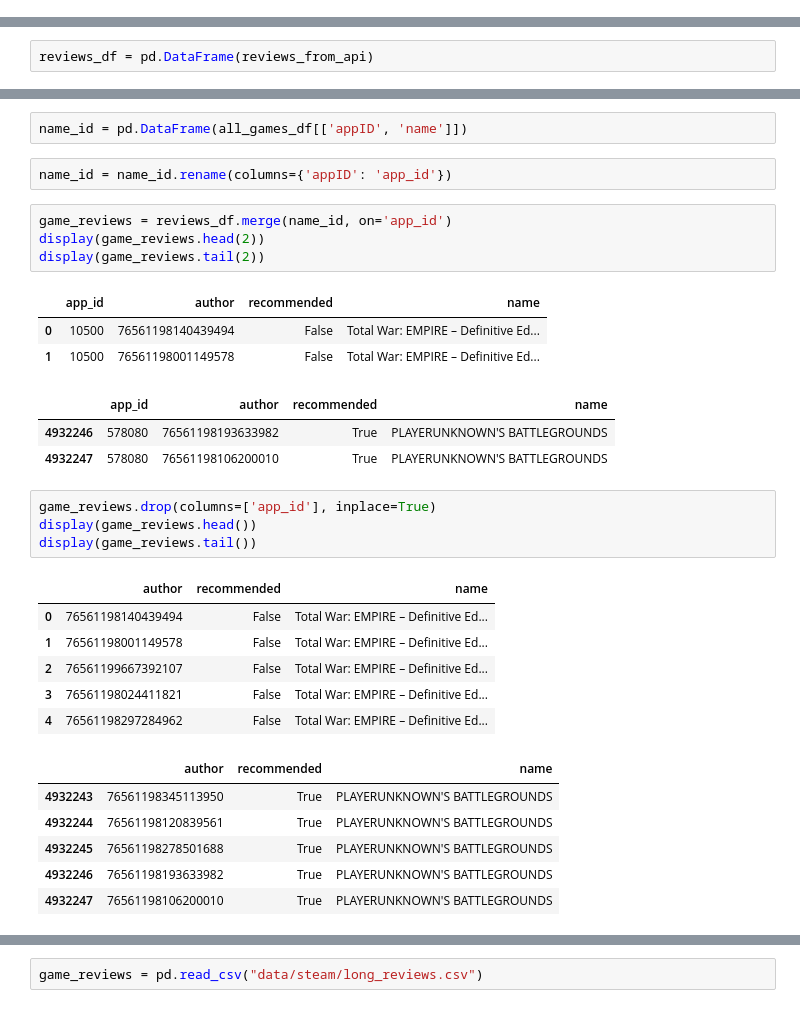
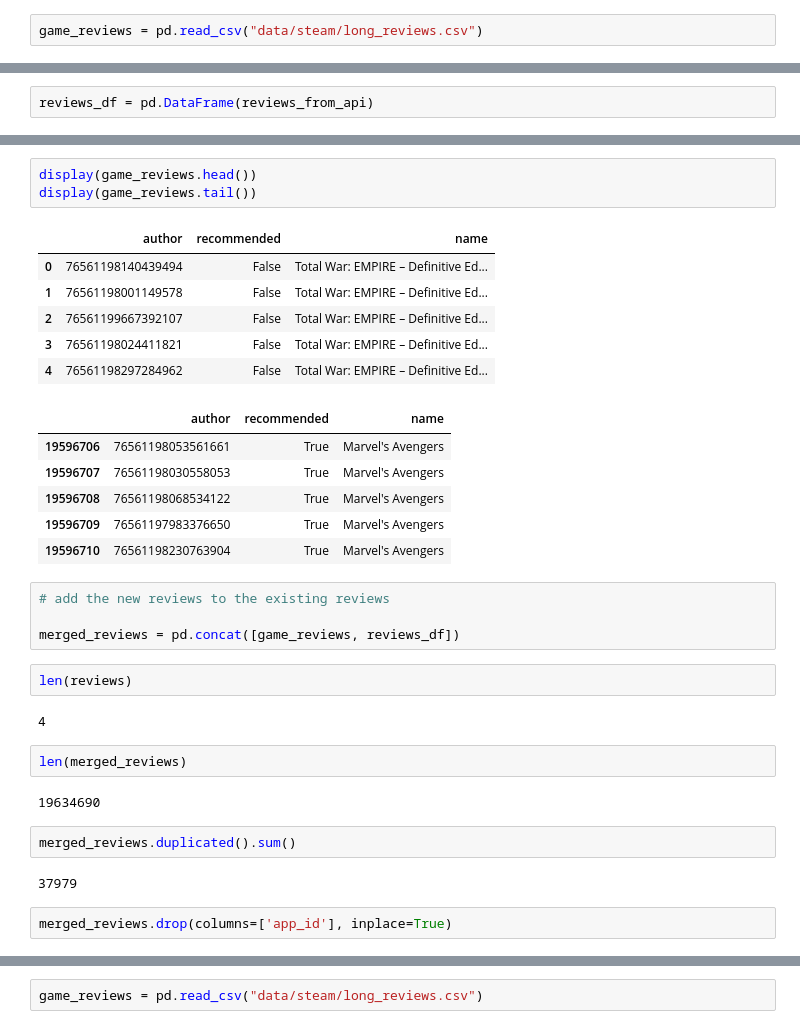
Before and after one commit to professav/Project-2, a Jupyter notebook: steam.ipynb, the cells around one changed output, grey strips where cells are left out. Saved outputs shown, nothing was run; the diff lists cells and outputs as text.

Commit message:
large data

```diff
--- a/steam.ipynb
+++ b/steam.ipynb
@@ -57,0 +55,2 @@ reviews_from_api = []
+# %%
+game_reviews = pd.read_csv("data/steam/long_reviews.csv")
@@ -163,33 +166,35 @@ display(reviews_df.tail())
-# %%
-name_id = pd.DataFrame(all_games_df[['appID', 'name']])
-# %%
-name_id = name_id.rename(columns={'appID': 'app_id'})
 # %%
-game_reviews = reviews_df.merge(name_id, on='app_id')
-display(game_reviews.head(2))
-display(game_reviews.tail(2))
+display(game_reviews.head())
+display(game_reviews.tail())
 # %% [output]
-|  | app_id | author | recommended | name |
-| 0 | 10500 | 76561198140439494 | False | Total War: EMPIRE – Definitive Ed... |
-| 1 | 10500 | 76561198001149578 | False | Total War: EMPIRE – Definitive Ed... |
+|  | author | recommended | name |
+| 0 | 76561198140439494 | False | Total War: EMPIRE – Definitive Ed... |
+| 1 | 76561198001149578 | False | Total War: EMPIRE – Definitive Ed... |
+| 2 | 76561199667392107 | False | Total War: EMPIRE – Definitive Ed... |
+| 3 | 76561198024411821 | False | Total War: EMPIRE – Definitive Ed... |
+| 4 | 76561198297284962 | False | Total War: EMPIRE – Definitive Ed... |
-|  | app_id | author | recommended | name |
-| 4932246 | 578080 | 76561198193633982 | True | PLAYERUNKNOWN'S BATTLEGROUNDS |
-| 4932247 | 578080 | 76561198106200010 | True | PLAYERUNKNOWN'S BATTLEGROUNDS |
+|  | author | recommended | name |
+| 19596706 | 76561198053561661 | True | Marvel's Avengers |
+| 19596707 | 76561198030558053 | True | Marvel's Avengers |
+| 19596708 | 76561198068534122 | True | Marvel's Avengers |
+| 19596709 | 76561197983376650 | True | Marvel's Avengers |
+| 19596710 | 76561198230763904 | True | Marvel's Avengers |
+# %%
+# add the new reviews to the existing reviews
+
+merged_reviews = pd.concat([game_reviews, reviews_df])
+# %%
+len(reviews)
+# %% [output]
+4
+# %%
+len(merged_reviews)
+# %% [output]
+19634690
+# %%
+merged_reviews.duplicated().sum()
+# %% [output]
+37979
 # %%
-game_reviews.drop(columns=['app_id'], inplace=True)
-display(game_reviews.head())
-display(game_reviews.tail())
+merged_reviews.drop(columns=['app_id'], inplace=True)
-# %% [output]
-|  | author | recommended | name |
-| 0 | 76561198140439494 | False | Total War: EMPIRE – Definitive Ed... |
-| 1 | 76561198001149578 | False | Total War: EMPIRE – Definitive Ed... |
-| 2 | 76561199667392107 | False | Total War: EMPIRE – Definitive Ed... |
-| 3 | 76561198024411821 | False | Total War: EMPIRE – Definitive Ed... |
-| 4 | 76561198297284962 | False | Total War: EMPIRE – Definitive Ed... |
-|  | author | recommended | name |
-| 4932243 | 76561198345113950 | True | PLAYERUNKNOWN'S BATTLEGROUNDS |
-| 4932244 | 76561198120839561 | True | PLAYERUNKNOWN'S BATTLEGROUNDS |
-| 4932245 | 76561198278501688 | True | PLAYERUNKNOWN'S BATTLEGROUNDS |
-| 4932246 | 76561198193633982 | True | PLAYERUNKNOWN'S BATTLEGROUNDS |
-| 4932247 | 76561198106200010 | True | PLAYERUNKNOWN'S BATTLEGROUNDS |
 # %%
```
Also changed, not shown: parts of 46 cells of this notebook, 7 other files.
